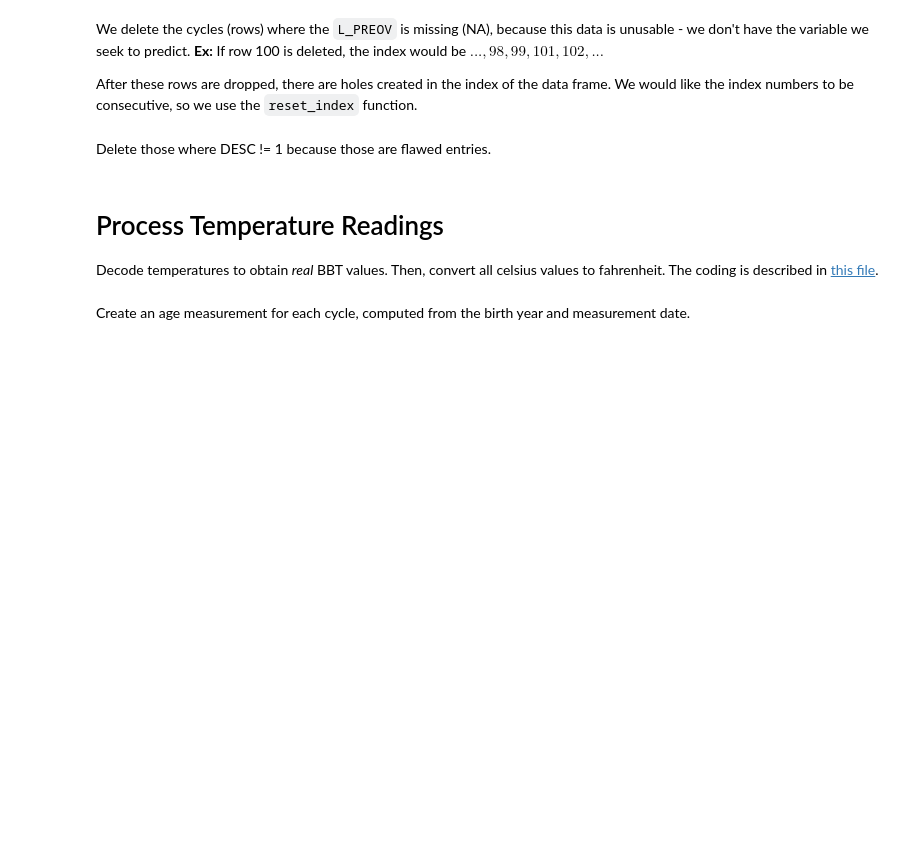
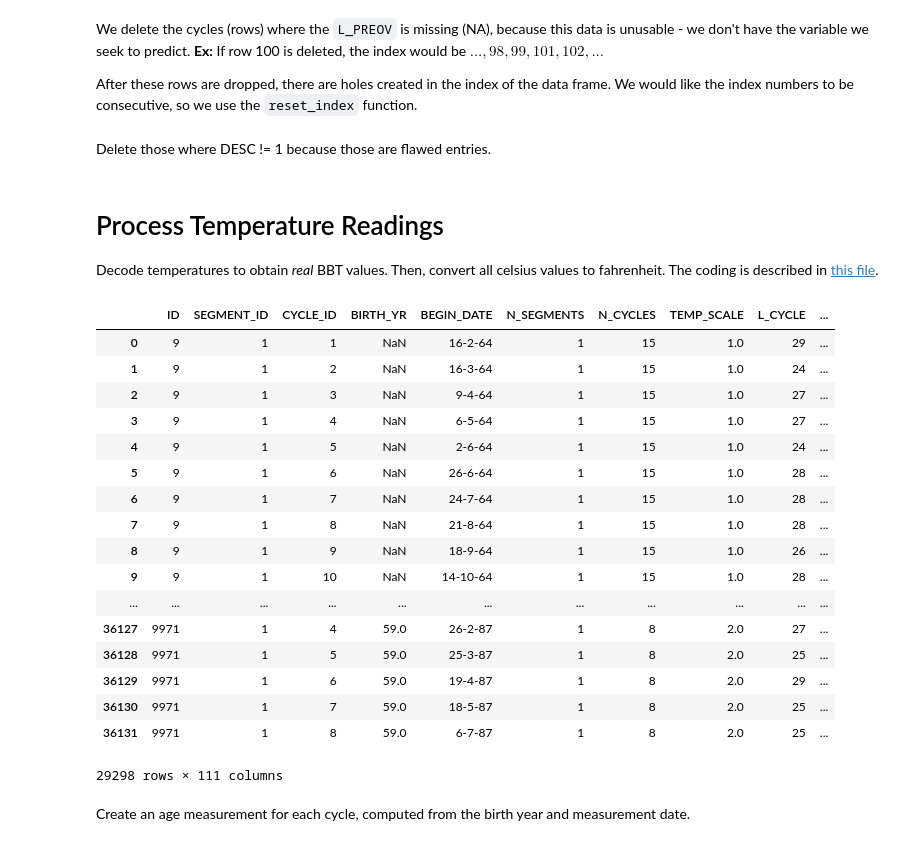
Before and after one commit to SMU-Ubicomp-Lab/OpenCycle, a Jupyter notebook: notebooks/1.0-adm-data-preparation.ipynb, the cells around one changed output. Saved outputs shown, nothing was run; the diff lists cells and outputs as text; code cells hidden in the pictures; blank space fills up the shorter version.

Commit message:
Minor changes to data prep

```diff
--- a/notebooks/1.0-adm-data-preparation.ipynb
+++ b/notebooks/1.0-adm-data-preparation.ipynb
@@ -7,7 +7,7 @@ Using matplotlib backend: MacOSX
 Populating the interactive namespace from numpy and matplotlib
 # %%
 try:
-    file = path.join("..", "data", "raw", "london.csv")
+    file = path.join("..", "data", "interim", "london.csv")
 except OSError:
     print("This repository does not host the data. "
           "Put the csv in ../data/raw/")
@@ -49,15 +49,34 @@ Decode temperatures to obtain *real* BBT values. Then, convert all celsius value
 # %%
 FAHR = 1
 CELS = 2
 for i in range (1,100):
     df.ix[df.TEMP_SCALE == FAHR, 'TEMP' + str(i)] =  90 + df.ix[df.TEMP_SCALE == FAHR, 'TEMP' + str(i)]/10
     df.ix[df.TEMP_SCALE == CELS, 'TEMP' + str(i)] =  30 + df.ix[df.TEMP_SCALE == CELS , 'TEMP' + str(i)]/10
     #Convert celsius temps to fahrenheit
     df.ix[df.TEMP_SCALE == CELS, 'TEMP' + str(i)] =  32 + ((9/5) *  df.ix[df.TEMP_SCALE == CELS , 'TEMP' + str(i)])
-
+df
 #Display medians one at a time
 #df[df.TEMP_SCALE==FAHR].median()
 #df[df.TEMP_SCALE==CELS].median()
+# %% [output]
+|  | ID | SEGMENT_ID | CYCLE_ID | BIRTH_YR | BEGIN_DATE | N_SEGMENTS | N_CYCLES | TEMP_SCALE | L_CYCLE | ... |
+| 0 | 9 | 1 | 1 | NaN | 16-2-64 | 1 | 15 | 1.0 | 29 | ... |
+| 1 | 9 | 1 | 2 | NaN | 16-3-64 | 1 | 15 | 1.0 | 24 | ... |
+| 2 | 9 | 1 | 3 | NaN | 9-4-64 | 1 | 15 | 1.0 | 27 | ... |
+| 3 | 9 | 1 | 4 | NaN | 6-5-64 | 1 | 15 | 1.0 | 27 | ... |
+| 4 | 9 | 1 | 5 | NaN | 2-6-64 | 1 | 15 | 1.0 | 24 | ... |
+| 5 | 9 | 1 | 6 | NaN | 26-6-64 | 1 | 15 | 1.0 | 28 | ... |
+| 6 | 9 | 1 | 7 | NaN | 24-7-64 | 1 | 15 | 1.0 | 28 | ... |
+| 7 | 9 | 1 | 8 | NaN | 21-8-64 | 1 | 15 | 1.0 | 28 | ... |
+| 8 | 9 | 1 | 9 | NaN | 18-9-64 | 1 | 15 | 1.0 | 26 | ... |
+| 9 | 9 | 1 | 10 | NaN | 14-10-64 | 1 | 15 | 1.0 | 28 | ... |
+| ... | ... | ... | ... | ... | ... | ... | ... | ... | ... | ... |
+| 36127 | 9971 | 1 | 4 | 59.0 | 26-2-87 | 1 | 8 | 2.0 | 27 | ... |
+| 36128 | 9971 | 1 | 5 | 59.0 | 25-3-87 | 1 | 8 | 2.0 | 25 | ... |
+| 36129 | 9971 | 1 | 6 | 59.0 | 19-4-87 | 1 | 8 | 2.0 | 29 | ... |
+| 36130 | 9971 | 1 | 7 | 59.0 | 18-5-87 | 1 | 8 | 2.0 | 25 | ... |
+| 36131 | 9971 | 1 | 8 | 59.0 | 6-7-87 | 1 | 8 | 2.0 | 25 | ... |
+29298 rows × 111 columns
 # %% [markdown]
 Create an age measurement for each cycle, computed from the birth year and measurement date.
 # %%
```
Also changed, not shown: parts of 2 cells of this notebook, 2 other files.
